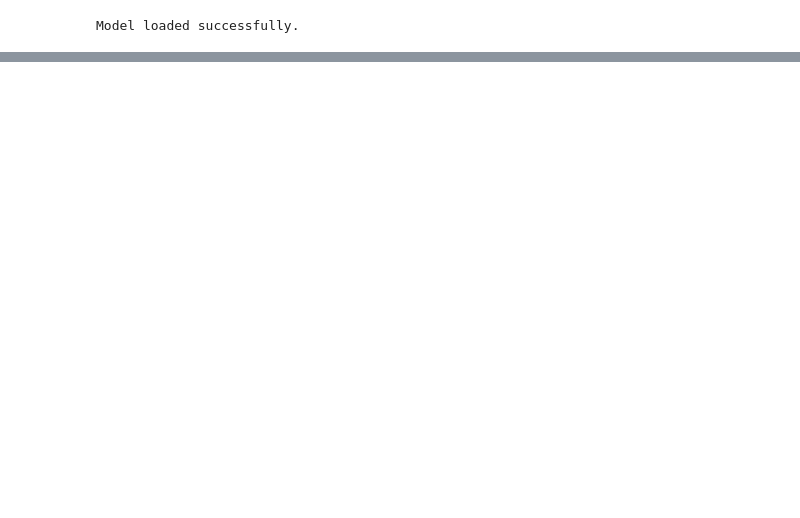
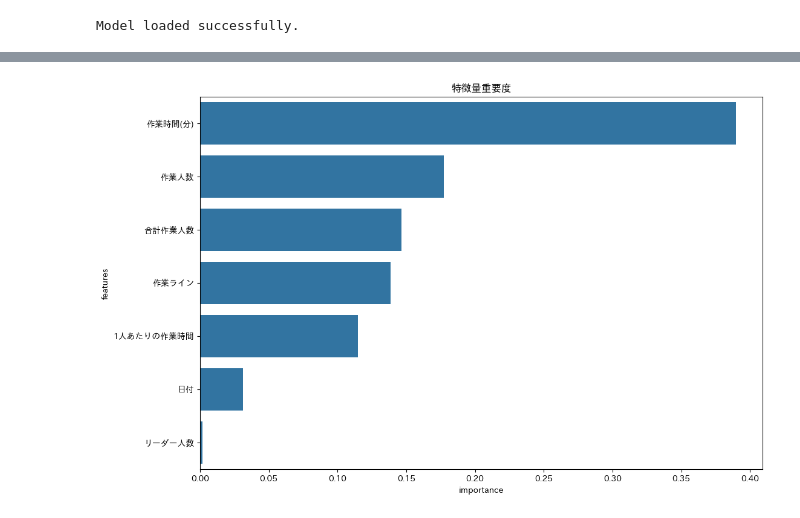
Before and after one commit to BLPparttime/orderpredict, a Jupyter notebook: yosoku/4predict.ipynb, the cells around one changed output, grey strips where cells are left out. Saved outputs shown, nothing was run; the diff lists cells and outputs as text; code cells hidden in the pictures; blank space fills up the shorter version.

```diff
--- a/yosoku/4predict.ipynb
+++ b/yosoku/4predict.ipynb
@@ -11,7 +11,7 @@ import matplotlib_fontja
 import joblib
 # %%
 # Excelデータの読み込み
-file_path_4 = '/Users/ryoma/BLP/yosoku/【4月予測用】出荷リソース記入用紙.xlsx'  # Excelファイルのパスを指定
+file_path_4 = 'data/【4月予測用】出荷リソース記入用紙.xlsx'  # Excelファイルのパスを指定
 sheet_name = '実績昼'  # 読み込むシート名を指定
 
 data_4 = pd.read_excel(file_path_4, sheet_name=sheet_name)
@@ -82,7 +82,3 @@ data_4
 | Unnamed: 30 | 29 | 0 | 0 | 0 | 0 | 0 | 0 | 0 |
 | Unnamed: 31 | 30 | 0 | 7371 | 3 | 0 | 3 | 1 | 2457 |
 | Unnamed: 32 | 31 | 0 | 0 | 0 | 0 | 0 | 0 | 0 |
-# %%
-# 「件数」数が0の行を削除
-data_4 = data_4[data_4['件数'] != 0]
-data_4
@@ -125,0 +184,7 @@ NameError: name 'X_test' is not defined
+# %%
+# 特徴量重要度を表示
+feature_importances = best_model.feature_importances_
+features = data_4.drop(columns='件数', errors='ignore').columns
+df = pd.DataFrame({'features': features, 'importance': feature_importances})
+df = df.sort_values(by='importance', ascending=False)
+df
@@ -125,0 +200,12 @@ NameError: name 'X_test' is not defined
+# %%
+# 特徴量重要度を可視化
+
+import matplotlib.pyplot as plt
+import seaborn as sns
+import japanize_matplotlib
+plt.figure(figsize=(12, 8))
+sns.barplot(x='importance', y='features', data=df)
+plt.title('特徴量重要度')
+plt.show()
+# %% [output]
+[figure, added]
```
Also changed, not shown: parts of 6 cells of this notebook, 5 other files.
